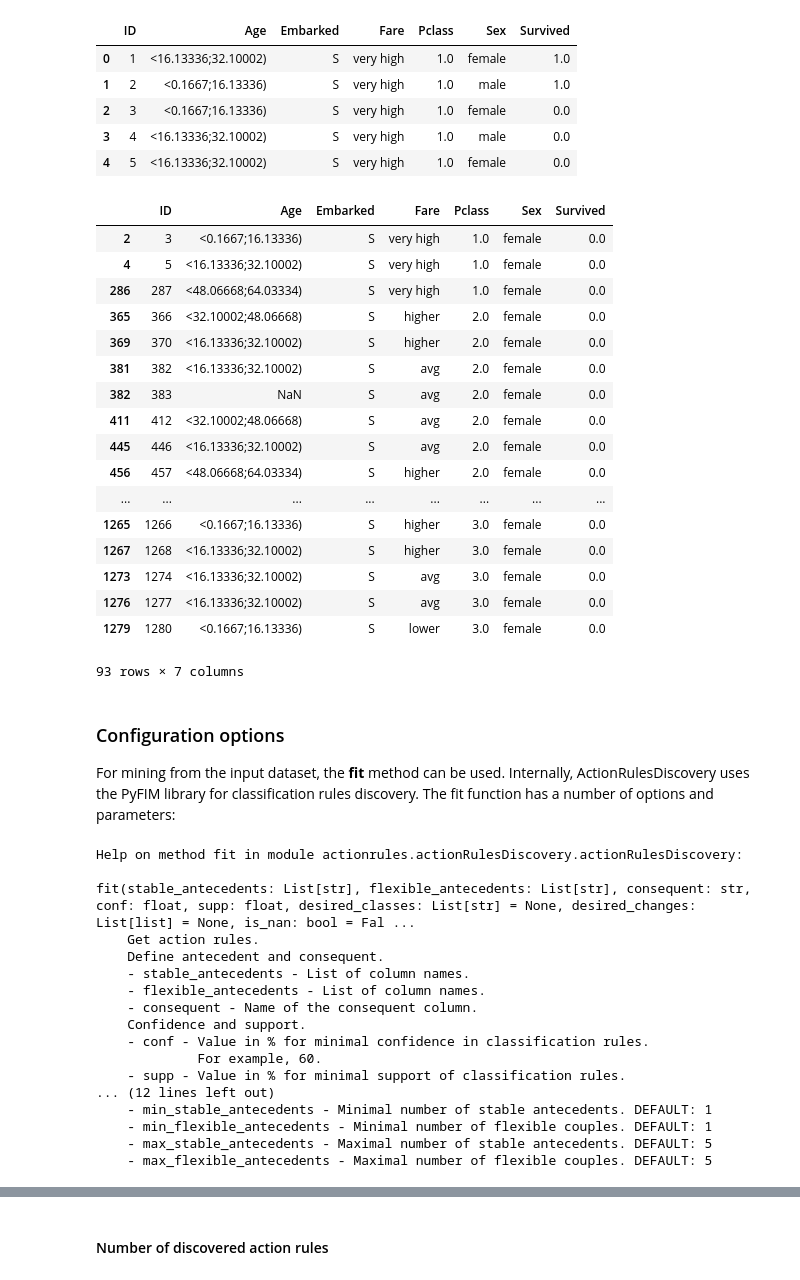
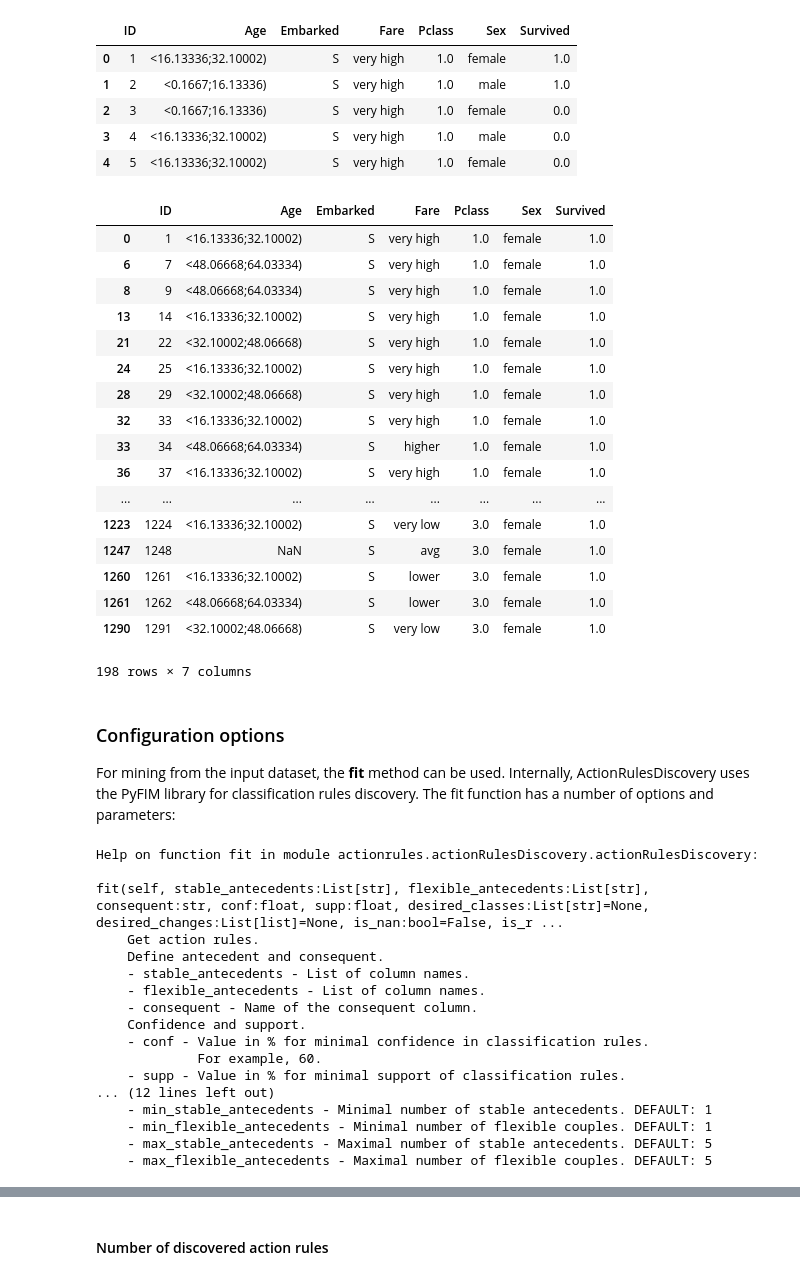
Before and after one commit to lukassykora/actionrules, a Jupyter notebook: notebooks/Titanic - Action Rules.ipynb, the cells around one changed output, grey strips where cells are left out. Cells and saved outputs as stored; diff of their text form; code cells hidden in the pictures.

```diff
--- a/notebooks/Titanic - Action Rules.ipynb
+++ b/notebooks/Titanic - Action Rules.ipynb
@@ -70,37 +70,36 @@ dataFrame.head()
 | 3 | 4 | <16.13336;32.10002) | S | very high | 1.0 | male | 0.0 |
 | 4 | 5 | <16.13336;32.10002) | S | very high | 1.0 | female | 0.0 |
 # %%
-dataFrame[dataFrame.Sex=="female"][dataFrame.Embarked == "S"][dataFrame.Survived == 0.0]
+dataFrame[dataFrame.Sex=="female"][dataFrame.Embarked == "S"][dataFrame.Survived == 1.0]
 # %% [output]
 |  | ID | Age | Embarked | Fare | Pclass | Sex | Survived |
-| 2 | 3 | <0.1667;16.13336) | S | very high | 1.0 | female | 0.0 |
-| 4 | 5 | <16.13336;32.10002) | S | very high | 1.0 | female | 0.0 |
-| 286 | 287 | <48.06668;64.03334) | S | very high | 1.0 | female | 0.0 |
-| 365 | 366 | <32.10002;48.06668) | S | higher | 2.0 | female | 0.0 |
-| 369 | 370 | <16.13336;32.10002) | S | higher | 2.0 | female | 0.0 |
-| 381 | 382 | <16.13336;32.10002) | S | avg | 2.0 | female | 0.0 |
-| 382 | 383 | NaN | S | avg | 2.0 | female | 0.0 |
-| 411 | 412 | <32.10002;48.06668) | S | avg | 2.0 | female | 0.0 |
-| 445 | 446 | <16.13336;32.10002) | S | avg | 2.0 | female | 0.0 |
-| 456 | 457 | <48.06668;64.03334) | S | higher | 2.0 | female | 0.0 |
+| 0 | 1 | <16.13336;32.10002) | S | very high | 1.0 | female | 1.0 |
+| 6 | 7 | <48.06668;64.03334) | S | very high | 1.0 | female | 1.0 |
+| 8 | 9 | <48.06668;64.03334) | S | very high | 1.0 | female | 1.0 |
+| 13 | 14 | <16.13336;32.10002) | S | very high | 1.0 | female | 1.0 |
+| 21 | 22 | <32.10002;48.06668) | S | very high | 1.0 | female | 1.0 |
+| 24 | 25 | <16.13336;32.10002) | S | very high | 1.0 | female | 1.0 |
+| 28 | 29 | <32.10002;48.06668) | S | very high | 1.0 | female | 1.0 |
+| 32 | 33 | <16.13336;32.10002) | S | very high | 1.0 | female | 1.0 |
+| 33 | 34 | <48.06668;64.03334) | S | higher | 1.0 | female | 1.0 |
+| 36 | 37 | <16.13336;32.10002) | S | very high | 1.0 | female | 1.0 |
 | ... | ... | ... | ... | ... | ... | ... | ... |
-| 1265 | 1266 | <0.1667;16.13336) | S | higher | 3.0 | female | 0.0 |
-| 1267 | 1268 | <16.13336;32.10002) | S | higher | 3.0 | female | 0.0 |
-| 1273 | 1274 | <16.13336;32.10002) | S | avg | 3.0 | female | 0.0 |
-| 1276 | 1277 | <16.13336;32.10002) | S | avg | 3.0 | female | 0.0 |
-| 1279 | 1280 | <0.1667;16.13336) | S | lower | 3.0 | female | 0.0 |
+| 1223 | 1224 | <16.13336;32.10002) | S | very low | 3.0 | female | 1.0 |
+| 1247 | 1248 | NaN | S | avg | 3.0 | female | 1.0 |
+| 1260 | 1261 | <16.13336;32.10002) | S | lower | 3.0 | female | 1.0 |
+| 1261 | 1262 | <48.06668;64.03334) | S | lower | 3.0 | female | 1.0 |
+| 1290 | 1291 | <32.10002;48.06668) | S | very low | 3.0 | female | 1.0 |
-93 rows × 7 columns
+198 rows × 7 columns
 # %% [markdown]
 ### Configuration options
 
 For mining from the input dataset, the **fit**  method can be used. Internally,  ActionRulesDiscovery uses the PyFIM library for classification rules discovery.  The fit function has a number of options and parameters:
 # %%
-actionRulesDiscovery = ActionRulesDiscovery()
-help(actionRulesDiscovery.fit)
+help(ActionRulesDiscovery.fit)
 # %% [output]
-Help on method fit in module actionrules.actionRulesDiscovery.actionRulesDiscovery:
+Help on function fit in module actionrules.actionRulesDiscovery.actionRulesDiscovery:
 
-fit(stable_antecedents: List[str], flexible_antecedents: List[str], consequent: str, conf: float, supp: float, desired_classes: List[str] = None, desired_changes: List[list] = None, is_nan: bool = Fal ...
+fit(self, stable_antecedents:List[str], flexible_antecedents:List[str], consequent:str, conf:float, supp:float, desired_classes:List[str]=None, desired_changes:List[list]=None, is_nan:bool=False, is_r ...
     Get action rules.
     Define antecedent and consequent.
     - stable_antecedents - List of column names.
```
Also changed, not shown: parts of 30 cells of this notebook.
